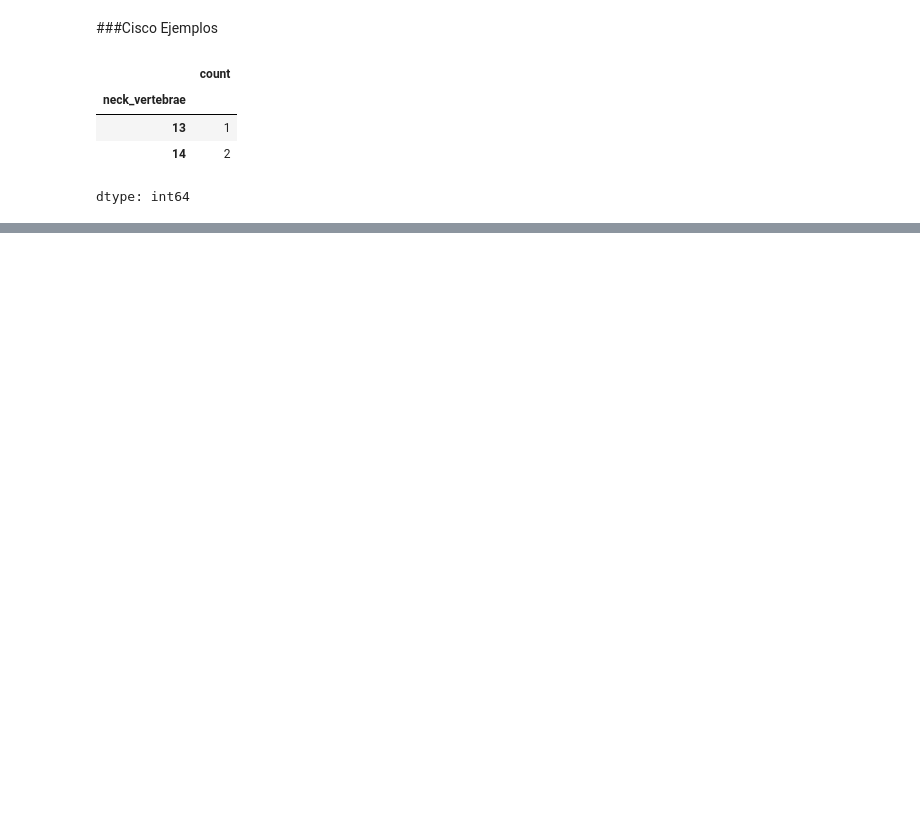
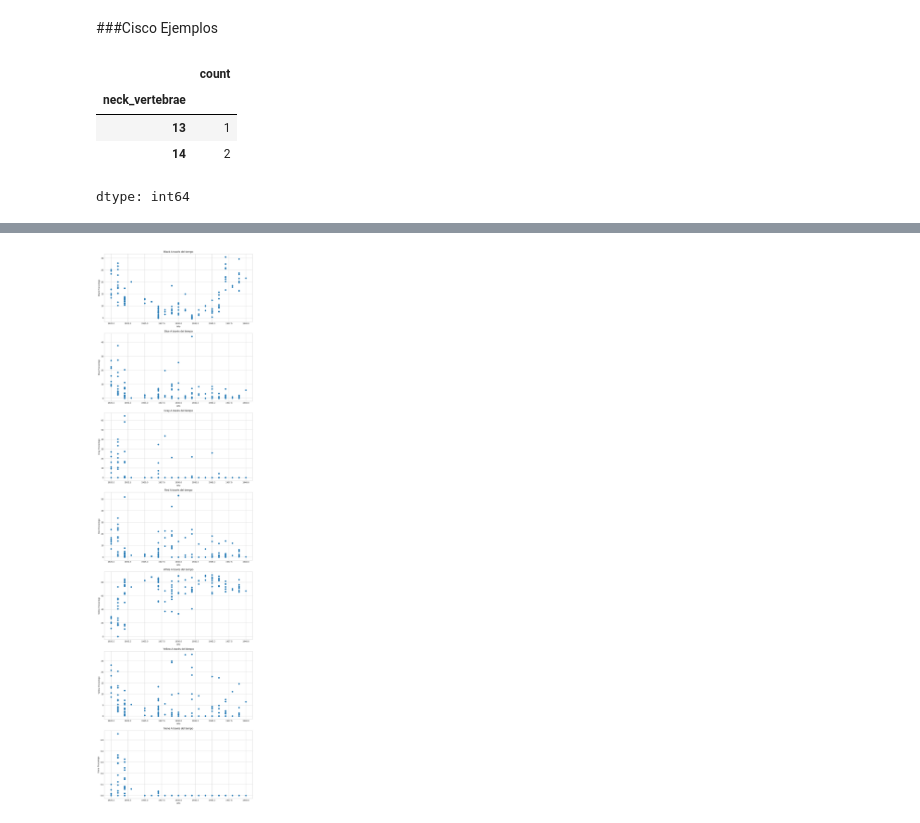
Before and after one commit to IvanRosP/mineria-de-datos, a Jupyter notebook: Mineria de datos.ipynb, the cells around one changed output, grey strips where cells are left out. Drawn from its saved outputs; the diff is of its cells as text; code cells hidden in the pictures; blank space fills up the shorter version.

```diff
--- a/Mineria de datos.ipynb
+++ b/Mineria de datos.ipynb
@@ -1539,0 +1781,3 @@ dtype: int64
+# %%
+color_areas = features.groupby(['painting_id', 'color'])['feature_area'].sum().reset_index()
+color_areas.head()
@@ -1539,0 +1791,3 @@ dtype: int64
+# %%
+color_areas_pivot = color_areas.pivot_table(index='painting_id', columns='color', values='feature_area').fillna(0)
+color_areas_pivot.head()
@@ -1539,0 +1802,3 @@ dtype: int64
+# %%
+painting_info = painting_info.merge(color_areas_pivot, on='painting_id', how='left')
+painting_info.head()
@@ -1539,0 +1812,5 @@ dtype: int64
+# %%
+colors = ['black', 'blue', 'gray', 'red', 'white', 'yellow', 'none']
+for color in colors:
+    painting_info[f'{color}_percentage'] = (painting_info[color] / painting_info['area']) * 100
+painting_info.head()
@@ -1539,0 +1824,18 @@ dtype: int64
+# %%
+import matplotlib.pyplot as plt
+
+colors = ['black', 'blue', 'gray', 'red', 'white', 'yellow', 'none']
+
+fig, axes = plt.subplots(nrows=len(colors), ncols=1, figsize=(10, 5 * len(colors)))
+
+for i, color in enumerate(colors):
+    ax = axes[i]
+    ax.scatter(painting_info['year'], painting_info[f'{color}_percentage'])
+    ax.set_xlabel('Año')
+    ax.set_ylabel(f'{color.capitalize()} Porcentaje')
+    ax.set_title(f'{color.capitalize()} A través del tiempo')
+
+plt.tight_layout()
+plt.show()
+# %% [output]
+[figure, added]
```
Also changed, not shown: parts of 33 cells of this notebook.
